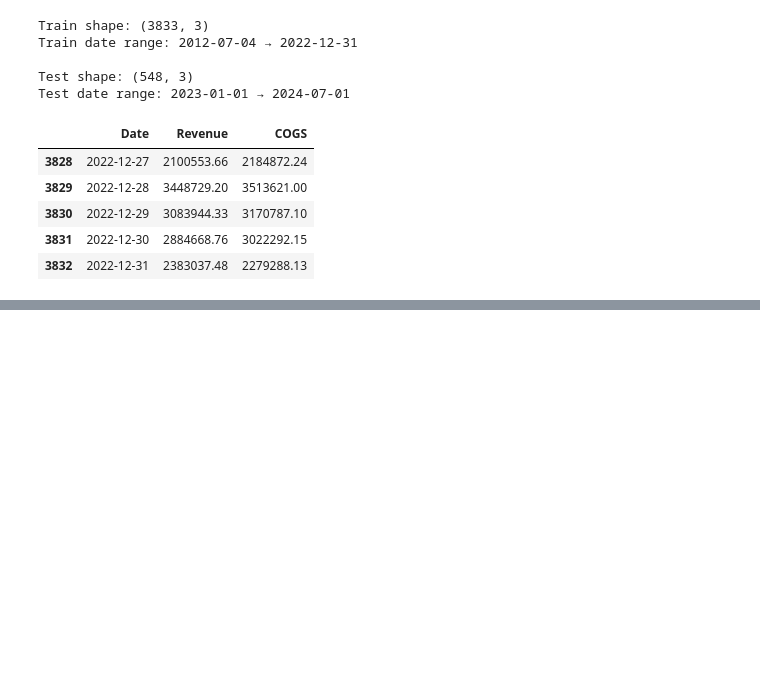
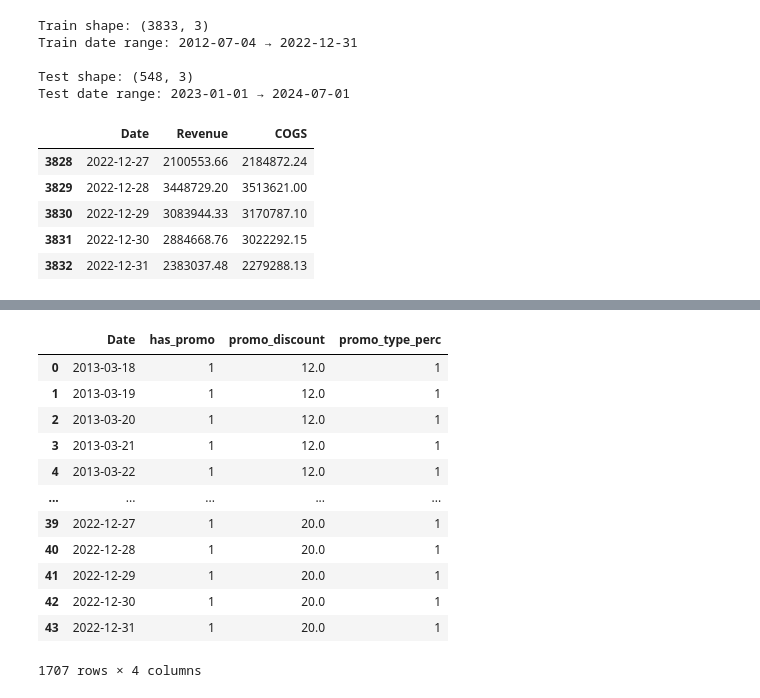
Before and after one commit to LineLuLan/The-Richers, a Jupyter notebook: notebooks/2_improved_baseline.ipynb, the cells around one changed output, grey strips where cells are left out. Drawn from its saved outputs; the diff is of its cells as text; code cells hidden in the pictures; blank space fills up the shorter version.

```diff
--- a/notebooks/2_improved_baseline.ipynb
+++ b/notebooks/2_improved_baseline.ipynb
@@ -158,0 +202,14 @@ train['lag_372'] = train['residual'].shift(372)  # 365 + 7 (1 tuần)
+# %%
+promotions = pd.read_csv('../data/promotions.csv', parse_dates=['start_date', 'end_date'])
+all_promo_dates = []
+for _, row in promotions.iterrows():
+    date_range = pd.date_range(row['start_date'], row['end_date'])
+    temp_df = pd.DataFrame({
+        'Date': date_range,
+        'has_promo': 1,
+        'promo_discount': row['discount_value'],
+        'promo_type_perc': 1 if row['promo_type'] == 'percentage' else 0
+    })
+    all_promo_dates.append(temp_df)
+
+promo_daily = pd.concat(all_promo_dates).drop_duplicates('Date')
@@ -158,0 +663,14 @@ train['lag_372'] = train['residual'].shift(372)  # 365 + 7 (1 tuần)
+# %%
+promotions = pd.read_csv('../data/promotions.csv', parse_dates=['start_date', 'end_date'])
+all_promo_dates = []
+for _, row in promotions.iterrows():
+    date_range = pd.date_range(row['start_date'], row['end_date'])
+    temp_df = pd.DataFrame({
+        'Date': date_range,
+        'has_promo': 1,
+        'promo_discount': row['discount_value'],
+        'promo_type_perc': 1 if row['promo_type'] == 'percentage' else 0
+    })
+    all_promo_dates.append(temp_df)
+
+promo_daily = pd.concat(all_promo_dates).drop_duplicates('Date')
@@ -333,0 +766,16 @@ dtype: float64
+# %%
+promo_daily
+# %% [output]
+|  | Date | has_promo | promo_discount | promo_type_perc |
+| 0 | 2013-03-18 | 1 | 12.0 | 1 |
+| 1 | 2013-03-19 | 1 | 12.0 | 1 |
+| 2 | 2013-03-20 | 1 | 12.0 | 1 |
+| 3 | 2013-03-21 | 1 | 12.0 | 1 |
+| 4 | 2013-03-22 | 1 | 12.0 | 1 |
+| ... | ... | ... | ... | ... |
+| 39 | 2022-12-27 | 1 | 20.0 | 1 |
+| 40 | 2022-12-28 | 1 | 20.0 | 1 |
+| 41 | 2022-12-29 | 1 | 20.0 | 1 |
+| 42 | 2022-12-30 | 1 | 20.0 | 1 |
+| 43 | 2022-12-31 | 1 | 20.0 | 1 |
+1707 rows × 4 columns
```
Also changed, not shown: parts of 57 cells of this notebook, 6 other files.
